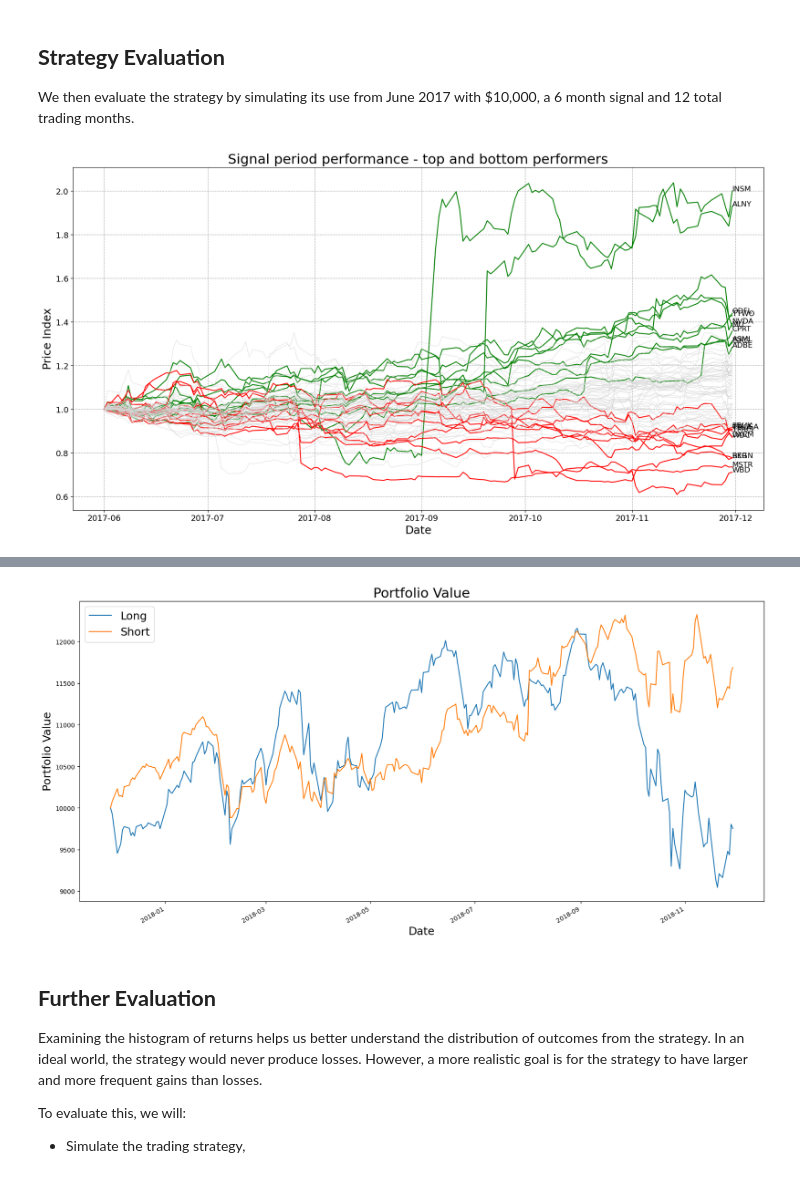
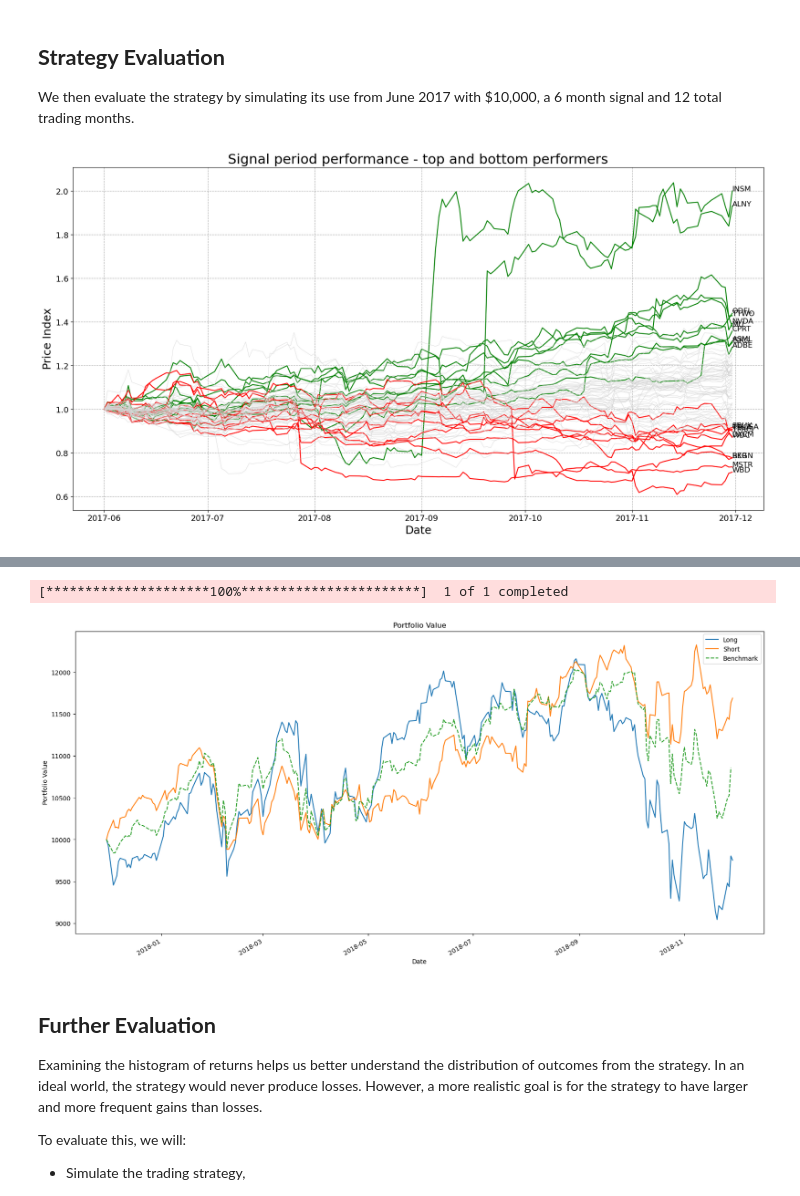
Before and after one commit to howesrichard/FM_momentum, a Jupyter notebook: rolling_window.ipynb, the cells around one changed output, grey strips where cells are left out. Cells and saved outputs as stored; diff of their text form; code cells hidden in the pictures.

Commit message:
Added benchmarks to each strategy

```diff
--- a/rolling_window.ipynb
+++ b/rolling_window.ipynb
@@ -118,7 +119,6 @@ def get_signal_data(hPricesDT, signal_start_date, signal_months):
     return signalDT, signalIndexDT, signal_start_date, signal_end_date
 
 def get_top_bottom_tickers(signalDT, signalIndexDT, numPositions):
-
     # create a list of the top performing tickers and bottom performing tickers with the highest index numbers at the end of the period
     topPerformers = signalIndexDT.iloc[-1].nlargest(numPositions).index.tolist()
     bottomPerformers = signalIndexDT.iloc[-1].nsmallest(numPositions).index.tolist()
@@ -160,7 +160,6 @@ def plot_signal_period(hPricesIDX, topPerformers, bottomPerformers, otherTickers
     print(signalIndexDT[bottomPerformers].iloc[-1])
 
 def get_long_short_portfolios(signalDT, signal_start_date, opening_portfolio_value, topPerformers, bottomPerformers, numPositions):
-
     # create a dataframe called longPORT that contains the long portfolio
     topPrices = signalDT.iloc[-1][topPerformers].tolist()
     topshareCount = opening_portfolio_value / numPositions / np.array(topPrices)
@@ -194,14 +193,31 @@ def run_portfolio_performance(longPORT, shortPORT, hPricesDT, trading_start_date
 
     return longPORT_values, shortPORT_values
 
-def plot_portfolio_performance(longPort_values, shortPort_values):
-    # plot the performance of the long and short portfolios over the trading period
-    longPort_values['Total'].plot(figsize=(20,10))
-    shortPort_values['Total'].plot(figsize=(20,10))
-    plt.xlabel('Date', fontsize=18)
-    plt.ylabel('Portfolio Value', fontsize=18)
-    plt.title('Portfolio Value', fontsize=22)
-    plt.legend(['Long', 'Short'], fontsize=18)
+def plot_portfolio_performance(longPort_values, shortPort_values, trading_start_date, trading_months, portfolioSize):
+    # calculate trading end date
+    trading_end_date = trading_start_date + pd.DateOffset(months=trading_months) + pd.DateOffset(days=-1)
+
+    # calculate benchmark portfolio values during the trading period
+    ndx = yf.download(
+        '^NDX',
+        start=trading_start_date,
+        end=trading_end_date
+    )['Close']
+    ndx_rebased = ndx / ndx.iloc[0] * portfolioSize
+    ndx_rebased = ndx_rebased.squeeze()
+
+    # compare the performance of the long and short portfolio
+    fig, ax = plt.subplots(figsize=(20, 10))
+
+    longPort_values['Total'].plot(ax=ax)
+    shortPort_values['Total'].plot(ax=ax)
+    ndx_rebased.plot(ax=ax, linestyle='--')
+
+    ax.set_xlabel('Date')
+    ax.set_ylabel('Portfolio Value')
+    ax.set_title('Portfolio Value')
+    ax.legend(['Long', 'Short', 'Benchmark'])
+
     plt.show()
 # %% [markdown]
 ## **Strategy Evaluation**
@@ -221,7 +237,7 @@ shortPORT, longPORT = get_long_short_portfolios(signalDT, signal_start_date, por
 print(longPORT)
 print(shortPORT)
 longPort_values, shortPort_values = run_portfolio_performance(longPORT, shortPORT, hPricesDT, signal_end_date, trading_months)
-plot_portfolio_performance(longPort_values, shortPort_values)
+plot_portfolio_performance(longPort_values, shortPort_values, signal_end_date, trading_months, portfolioSize)
 # %% [output]
 [figure]
 Top performing tickers:
@@ -244,4 +260,5 @@ SBUX     48.560005   20.593079
+[*********************100%***********************]  1 of 1 completed
-[figure, old version]
+[figure, new version]
 # %% [markdown]
 ## **Further Evaluation**
 
```
Also changed, not shown: parts of 3 cells of this notebook, 1 other file.
